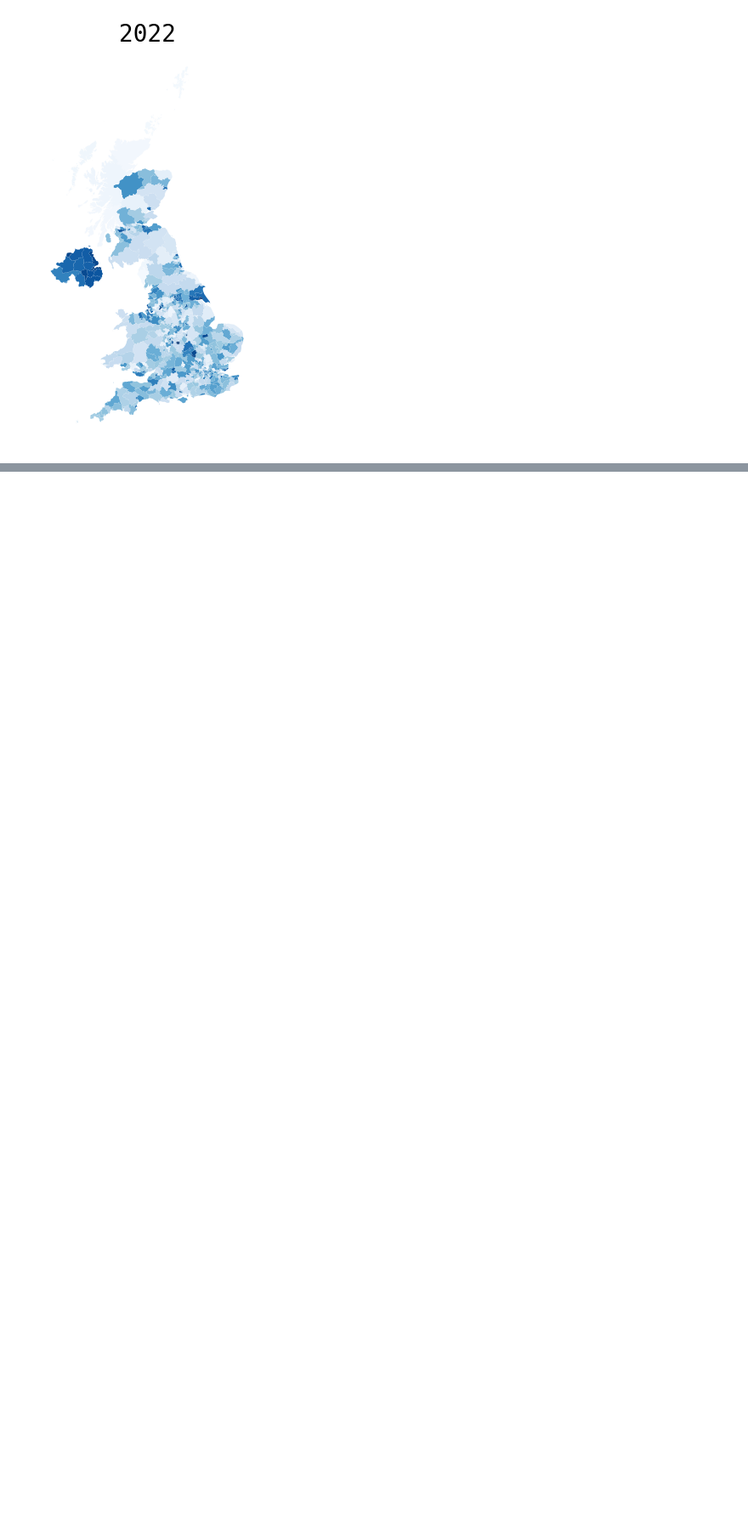
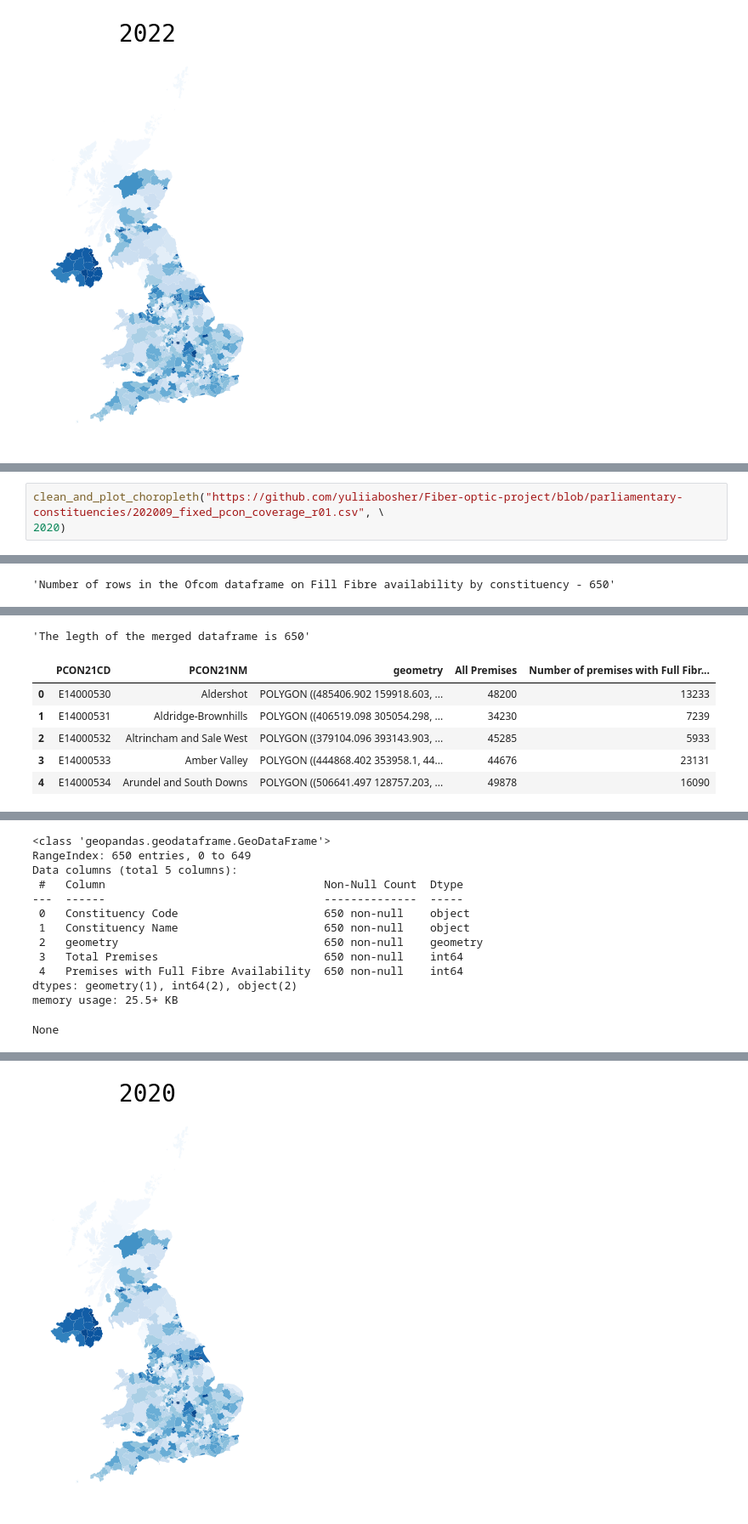
Before and after one commit to yuliiabosher/Fiber-optic-project, a Jupyter notebook: Parliamentary_constituencies_FTTP_historical.ipynb, the cells around one changed output, grey strips where cells are left out. Shown at 85% size. Saved outputs shown, nothing was run; the diff lists cells and outputs as text; blank space fills up the shorter version.

Commit message:
plotted the 2019 and 2020 data

```diff
--- a/Parliamentary_constituencies_FTTP_historical.ipynb
+++ b/Parliamentary_constituencies_FTTP_historical.ipynb
@@ -233,0 +238,4 @@ None
+# %%
+clean_and_plot_choropleth("https://github.com/yuliiabosher/Fiber-optic-project/blob/parliamentary-constituencies/202009_fixed_pcon_coverage_r01.csv", \
+2020)
+# %% [output]
@@ -233,0 +273 @@ None
+'Number of rows in the Ofcom dataframe on Fill Fibre availability by constituency - 650'
@@ -233,0 +280,7 @@ None
+'The legth of the merged dataframe is 650'
+|  | PCON21CD | PCON21NM | geometry | All Premises | Number of premises with Full Fibr... |
+| 0 | E14000530 | Aldershot | POLYGON ((485406.902 159918.603, ... | 48200 | 13233 |
+| 1 | E14000531 | Aldridge-Brownhills | POLYGON ((406519.098 305054.298, ... | 34230 | 7239 |
+| 2 | E14000532 | Altrincham and Sale West | POLYGON ((379104.096 393143.903, ... | 45285 | 5933 |
+| 3 | E14000533 | Amber Valley | POLYGON ((444868.402 353958.1, 44... | 44676 | 23131 |
+| 4 | E14000534 | Arundel and South Downs | POLYGON ((506641.497 128757.203, ... | 49878 | 16090 |
@@ -233,0 +293,13 @@ None
+<class 'geopandas.geodataframe.GeoDataFrame'>
+RangeIndex: 650 entries, 0 to 649
+Data columns (total 5 columns):
+ #   Column                                 Non-Null Count  Dtype
+---  ------                                 --------------  -----
+ 0   Constituency Code                      650 non-null    object
+ 1   Constituency Name                      650 non-null    object
+ 2   geometry                               650 non-null    geometry
+ 3   Total Premises                         650 non-null    int64
+ 4   Premises with Full Fibre Availability  650 non-null    int64
+dtypes: geometry(1), int64(2), object(2)
+memory usage: 25.5+ KB
+None
@@ -233,0 +312 @@ None
+[figure, added]
```
Also changed, not shown: parts of 5 cells of this notebook.
